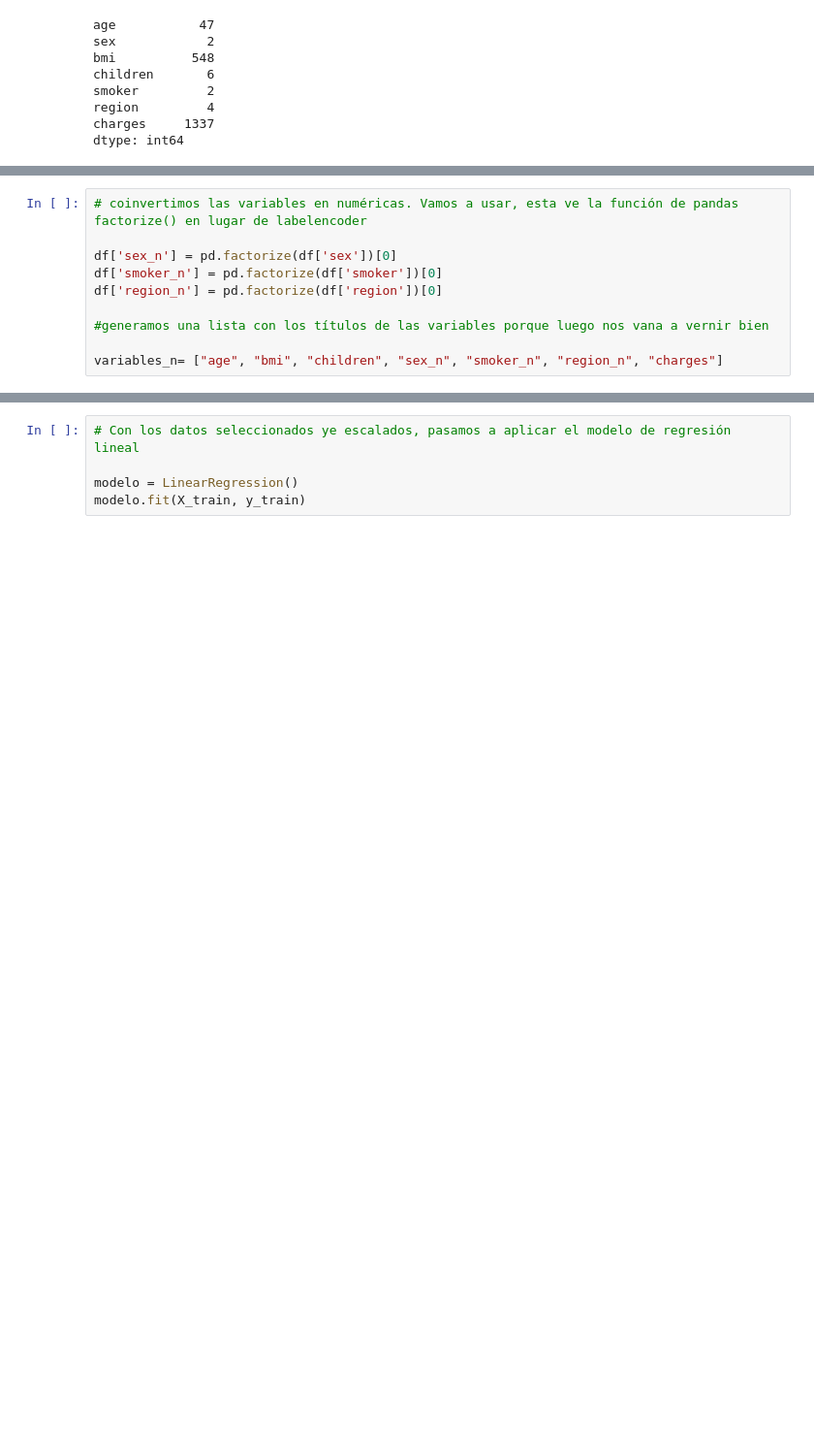
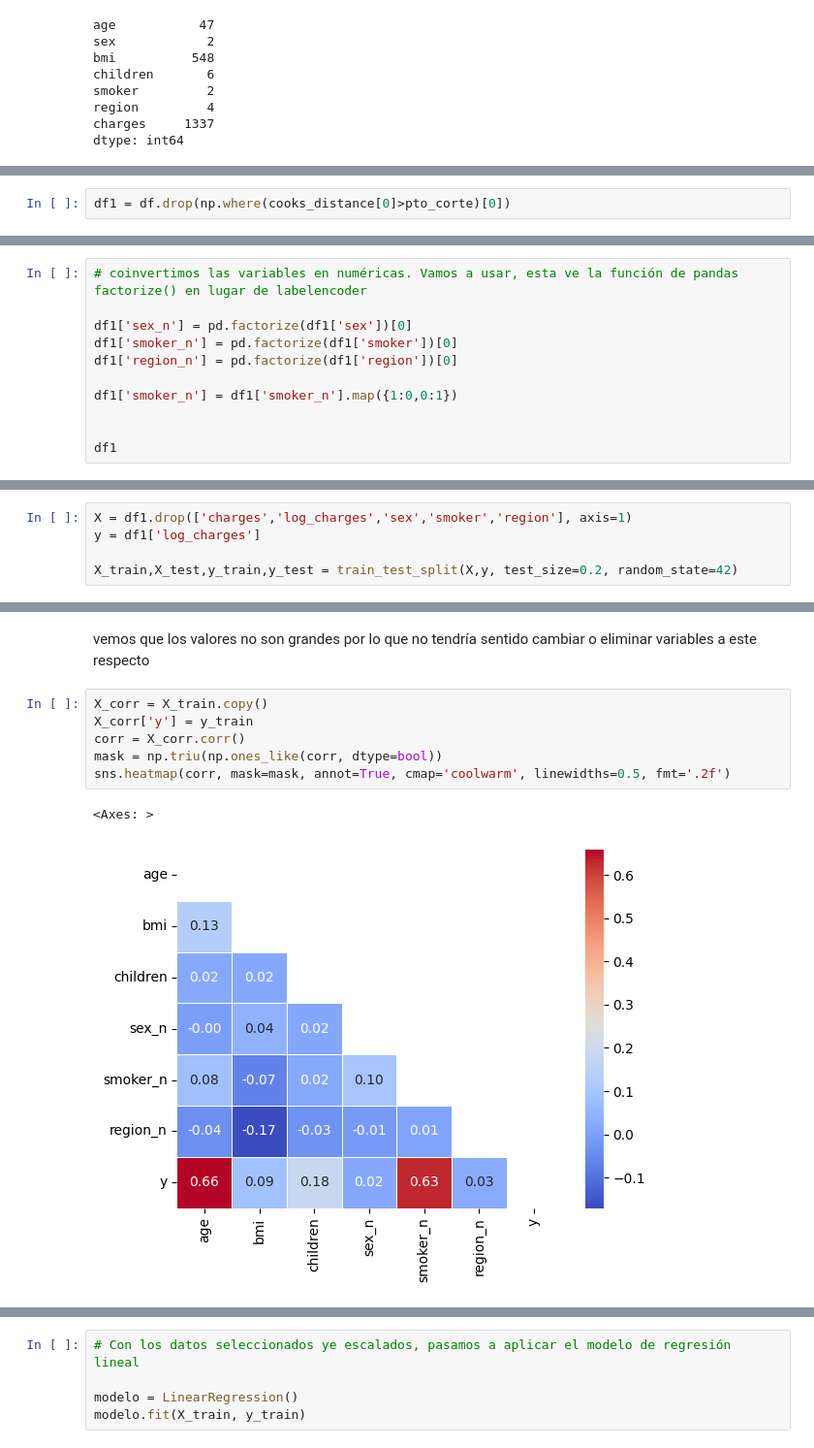
Before and after one commit to 4GeeksAcademy/machine-learning-python-template-chematudela-regresionlineal, a Jupyter notebook: src/explore.ipynb, the cells around one changed output, grey strips where cells are left out. Shown: that part at 97% size. Saved outputs shown, nothing was run; the diff lists cells and outputs as text; blank space fills up the shorter version.

```diff
--- a/src/explore.ipynb
+++ b/src/explore.ipynb
@@ -83,0 +157,2 @@ print(df[df['region'] == 'southeast']['charges'].mean())
+# %%
+df1 = df.drop(np.where(cooks_distance[0]>pto_corte)[0])
@@ -84,10 +173,11 @@ print(df[df['region'] == 'southeast']['charges'].mean())
 # %%
 # coinvertimos las variables en numéricas. Vamos a usar, esta ve la función de pandas factorize() en lugar de labelencoder
 
-df['sex_n'] = pd.factorize(df['sex'])[0]
-df['smoker_n'] = pd.factorize(df['smoker'])[0]
-df['region_n'] = pd.factorize(df['region'])[0]
+df1['sex_n'] = pd.factorize(df1['sex'])[0]
+df1['smoker_n'] = pd.factorize(df1['smoker'])[0]
+df1['region_n'] = pd.factorize(df1['region'])[0]
 
-#generamos una lista con los títulos de las variables porque luego nos vana a vernir bien
+df1['smoker_n'] = df1['smoker_n'].map({1:0,0:1})
 
-variables_n= ["age", "bmi", "children", "sex_n", "smoker_n", "region_n", "charges"]
+
+df1
@@ -146,0 +198,5 @@ y_test = test_data["charges"]
+# %%
+X = df1.drop(['charges','log_charges','sex','smoker','region'], axis=1)
+y = df1['log_charges']
+
+X_train,X_test,y_train,y_test = train_test_split(X,y, test_size=0.2, random_state=42)
@@ -147,3 +227,14 @@ y_test = test_data["charges"]
+# %% [markdown]
+vemos que los valores no son grandes por lo que no tendría sentido cambiar o eliminar variables a este respecto
+# %%
+X_corr = X_train.copy()
+X_corr['y'] = y_train
+corr = X_corr.corr()
+mask = np.triu(np.ones_like(corr, dtype=bool))
+sns.heatmap(corr, mask=mask, annot=True, cmap='coolwarm', linewidths=0.5, fmt='.2f')
+# %% [output]
+<Axes: >
+[figure, added]
 # %%
 # voy a hacer pimero el modelo de Ordinary Least Squares para ver una foto
 
```
Also changed, not shown: parts of 23 cells of this notebook, 1 other file.
